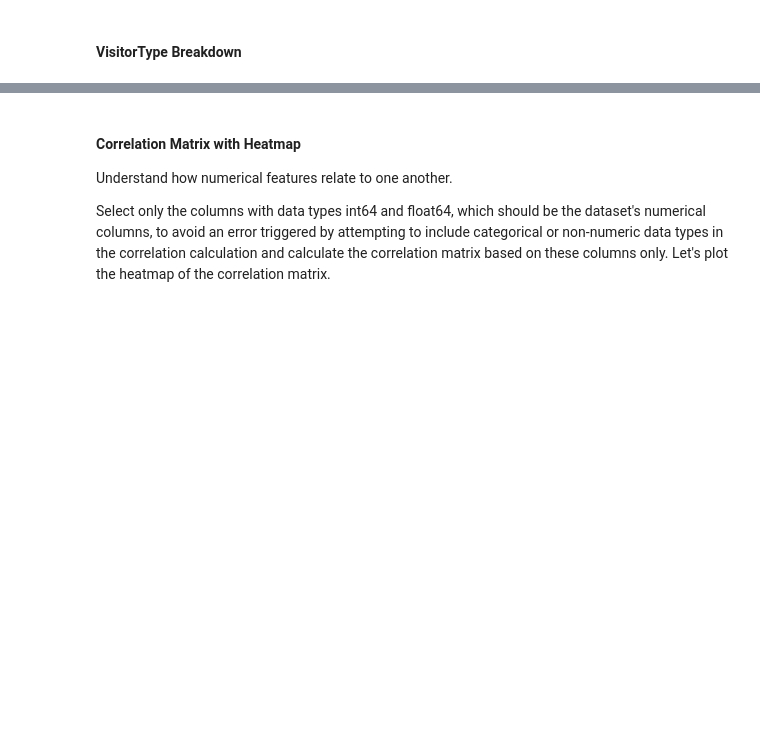
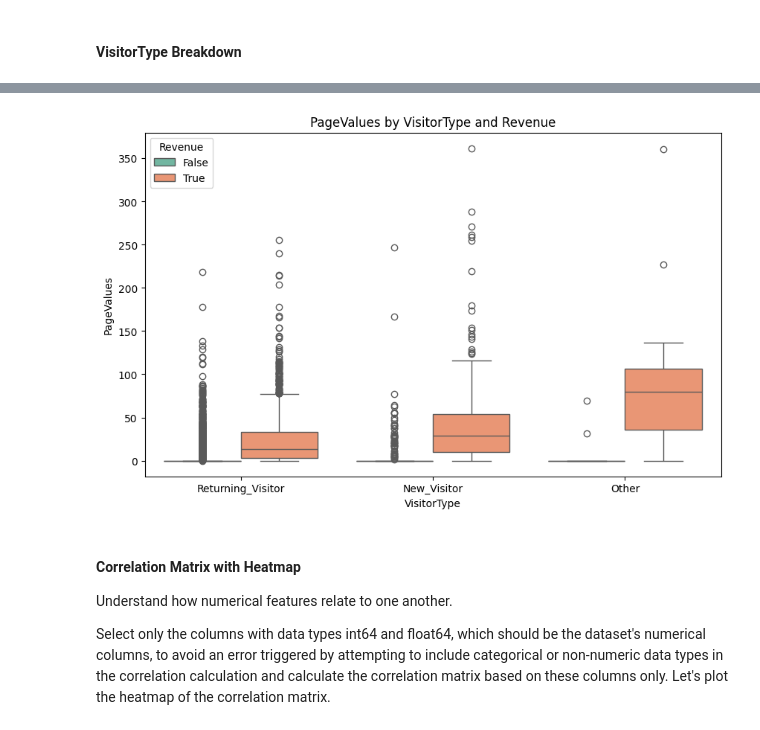
Before and after one commit to rosilenedasilva/online_shoppers_intention, a Jupyter notebook: Integrated_CA1.ipynb, the cells around one changed output, grey strips where cells are left out. Drawn from its saved outputs; the diff is of its cells as text; code cells hidden in the pictures; blank space fills up the shorter version.

```diff
--- a/Integrated_CA1.ipynb
+++ b/Integrated_CA1.ipynb
@@ -290,8 +329,10 @@ for feature in numeric_features:
 # %%
-plt.figure(figsize=(16, 8))
+plt.figure(figsize=(10, 6))
 sns.boxplot(x='VisitorType', y='PageValues', palette = 'Set2', hue='Revenue', data=shopperintents_df)
 plt.title('PageValues by VisitorType and Revenue')
 plt.show()
+# %% [output]
+[figure, added]
 # %% [markdown]
 #### Correlation Matrix with Heatmap
 Understand how numerical features relate to one another.
```
Also changed, not shown: parts of 21 cells of this notebook.
